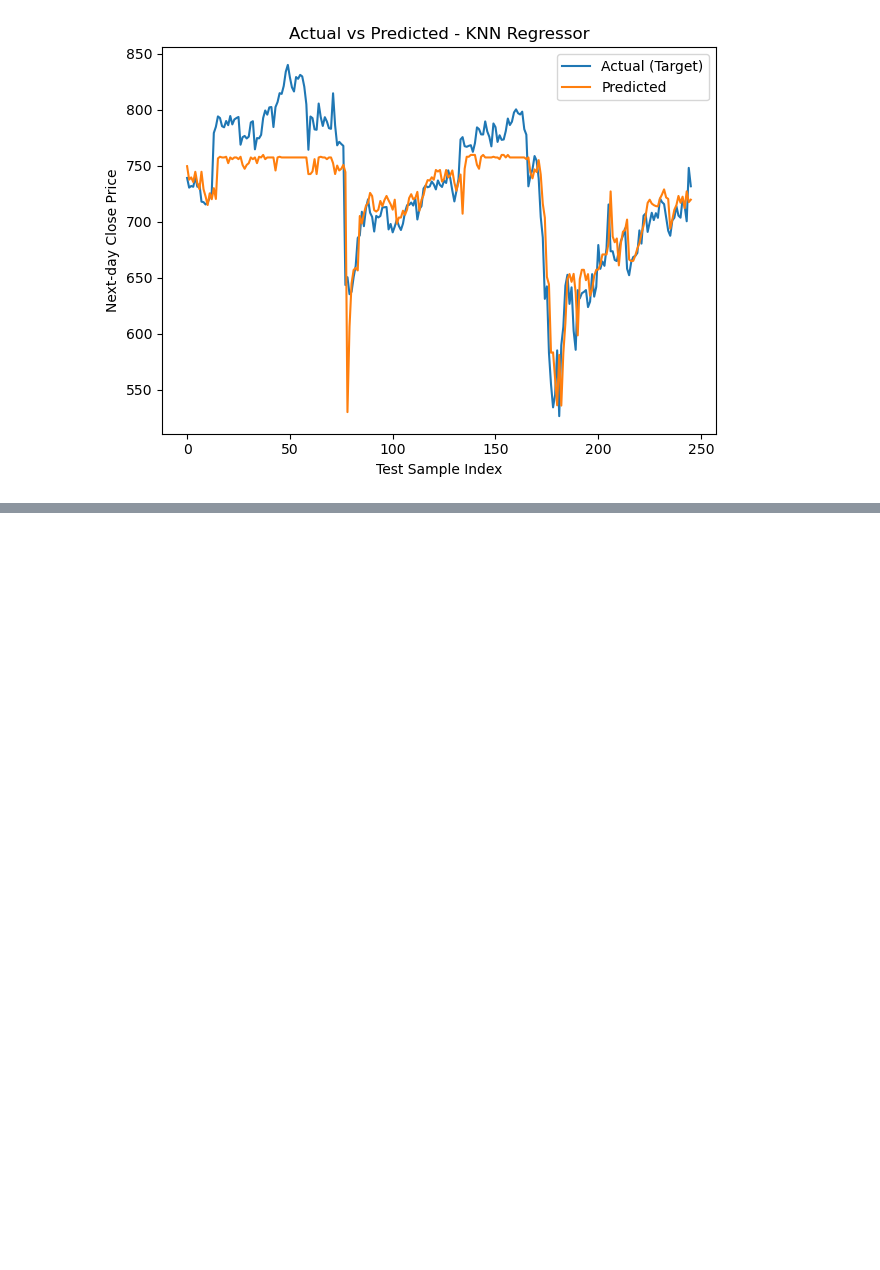
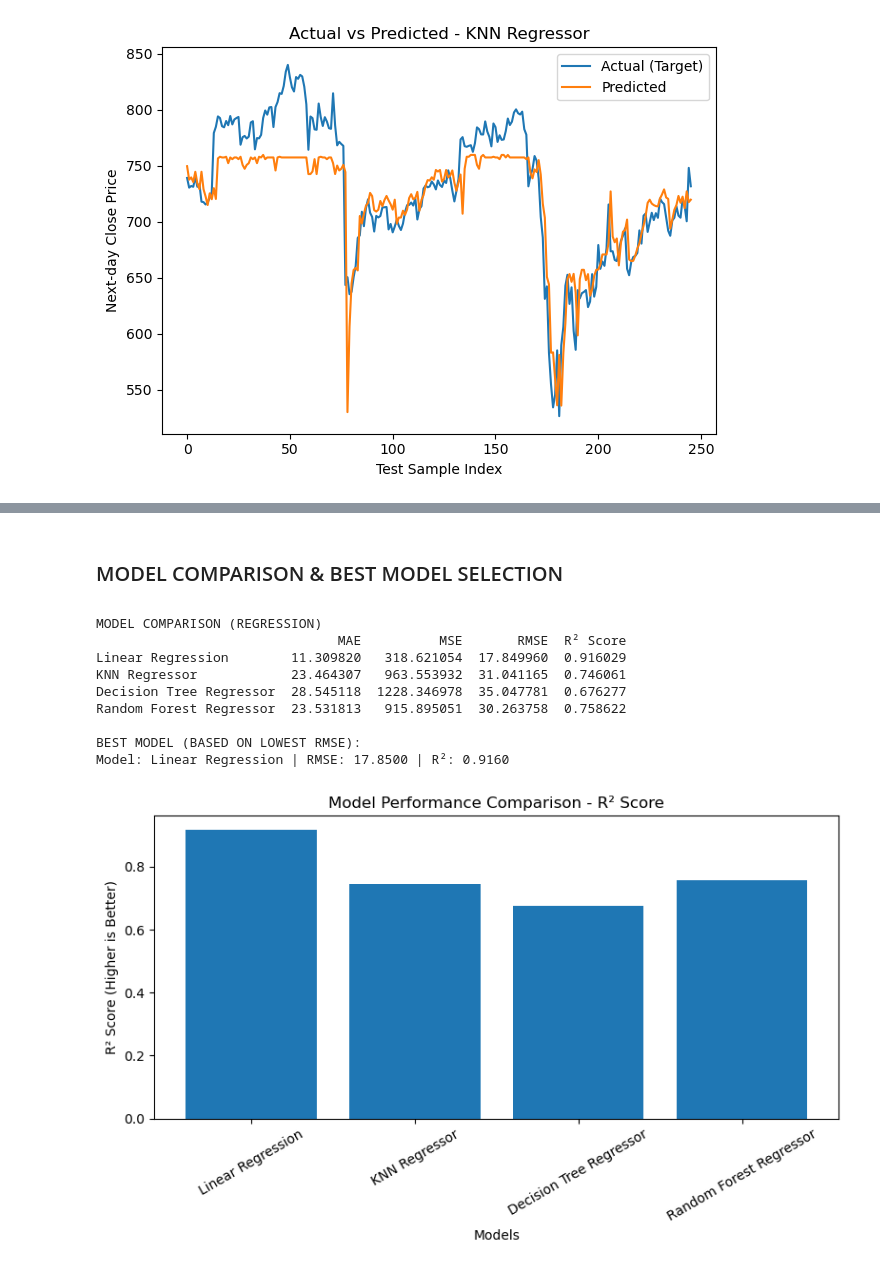
Before and after one commit to Mohd-Subhan/INFOSYS_STOCK_MARKET_PRICE_PREDICTION, a Jupyter notebook: Project_File(int234) (2).ipynb, the cells around one changed output, grey strips where cells are left out. Saved outputs shown, nothing was run; the diff lists cells and outputs as text; code cells hidden in the pictures; blank space fills up the shorter version.

Commit message:
Model Performance

```diff
--- a/Project_File(int234) (2).ipynb
+++ b/Project_File(int234) (2).ipynb
@@ -263,0 +300,33 @@ R²  : 0.7460614562766774
+# %% [markdown]
+ <h1 style = "font-size:20px">MODEL COMPARISON & BEST MODEL SELECTION</h1>
+# %%
+results_df = pd.DataFrame(results).T
+print("\nMODEL COMPARISON (REGRESSION)")
+print(results_df)
+
+best_model_name = results_df['RMSE'].idxmin()
+best_rmse = results_df.loc[best_model_name, 'RMSE']
+best_r2 = results_df.loc[best_model_name, 'R² Score']
+
+print("\nBEST MODEL (BASED ON LOWEST RMSE):")
+print(f"Model: {best_model_name} | RMSE: {best_rmse:.4f} | R²: {best_r2:.4f}")
+
+plt.figure(figsize=(8,5))
+plt.bar(results_df.index, results_df['R² Score'])
+plt.xlabel("Models")
+plt.ylabel("R² Score (Higher is Better)")
+plt.title("Model Performance Comparison - R² Score")
+plt.xticks(rotation=30)
+plt.tight_layout()
+plt.show()
+# %% [output]
+MODEL COMPARISON (REGRESSION)
+                               MAE          MSE       RMSE  R² Score
+Linear Regression        11.309820   318.621054  17.849960  0.916029
+KNN Regressor            23.464307   963.553932  31.041165  0.746061
+Decision Tree Regressor  28.545118  1228.346978  35.047781  0.676277
+Random Forest Regressor  23.531813   915.895051  30.263758  0.758622
+
+BEST MODEL (BASED ON LOWEST RMSE):
+Model: Linear Regression | RMSE: 17.8500 | R²: 0.9160
+[figure, added]
```
Also changed, not shown: parts of 9 cells of this notebook.
